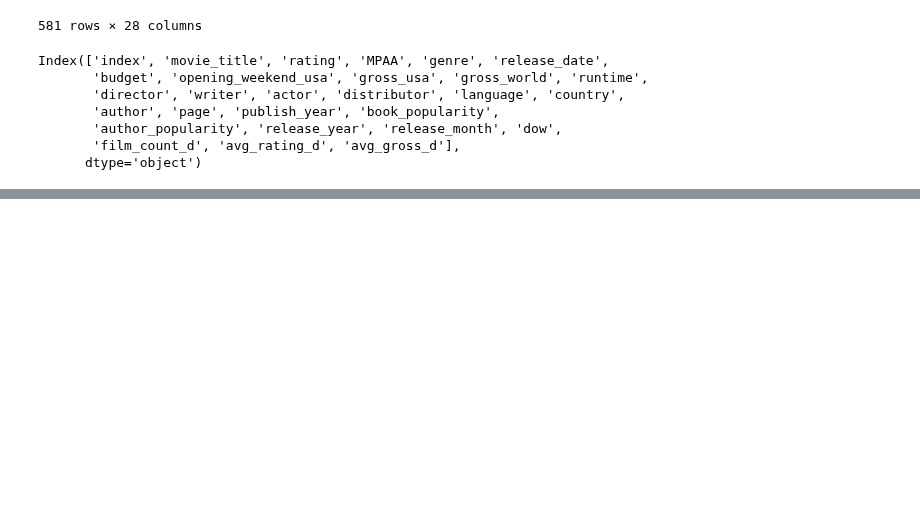
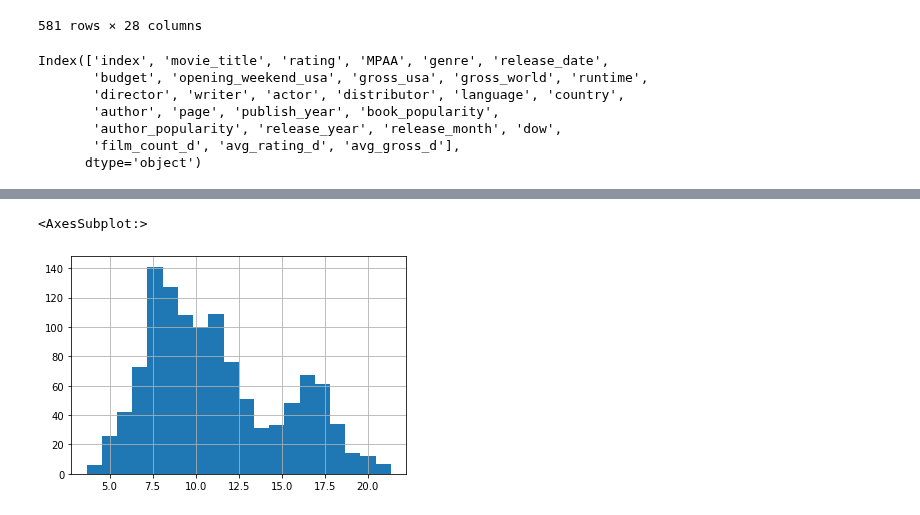
Before and after one commit to katiehuang1221/Predict-Revenue-Of-Movie-Adaptation, a Jupyter notebook: notebooks/complete_data.ipynb, the cells around one changed output, grey strips where cells are left out. Drawn from its saved outputs; the diff is of its cells as text; code cells hidden in the pictures; blank space fills up the shorter version.

```diff
--- a/notebooks/complete_data.ipynb
+++ b/notebooks/complete_data.ipynb
@@ -317,0 +383,5 @@ all_dc_df = pd.merge(all_d_df, movie_actor_df, lon=['movie_title','director'] ,h
+# %%
+np.log(book_history.author_search).hist(bins=20)
+# %% [output]
+<AxesSubplot:>
+[figure, added]
```
Also changed, not shown: parts of 88 cells of this notebook, 3 other files.
